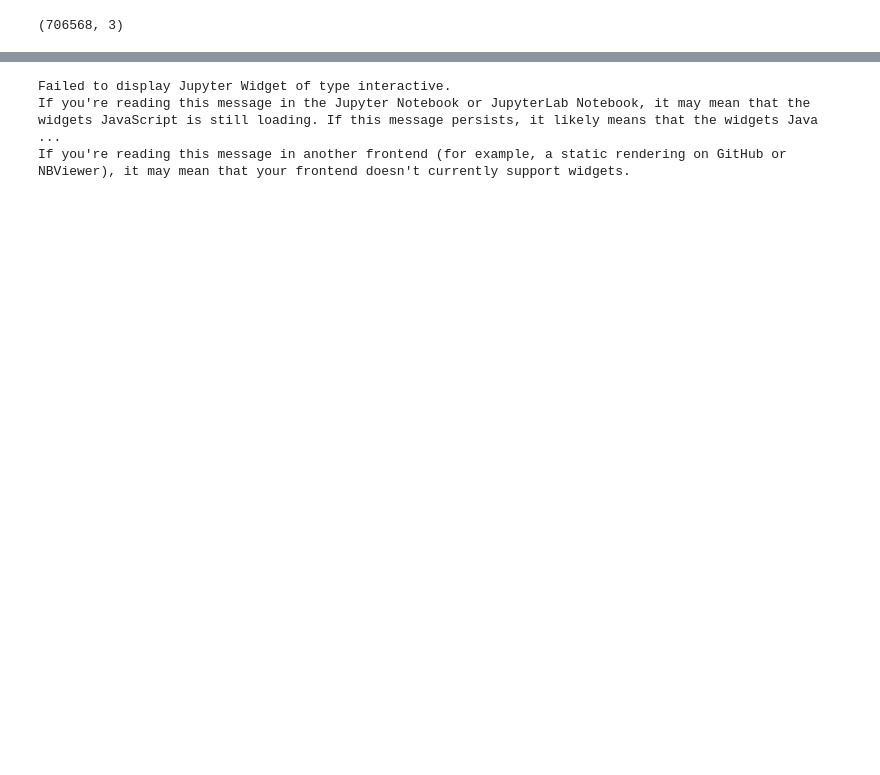
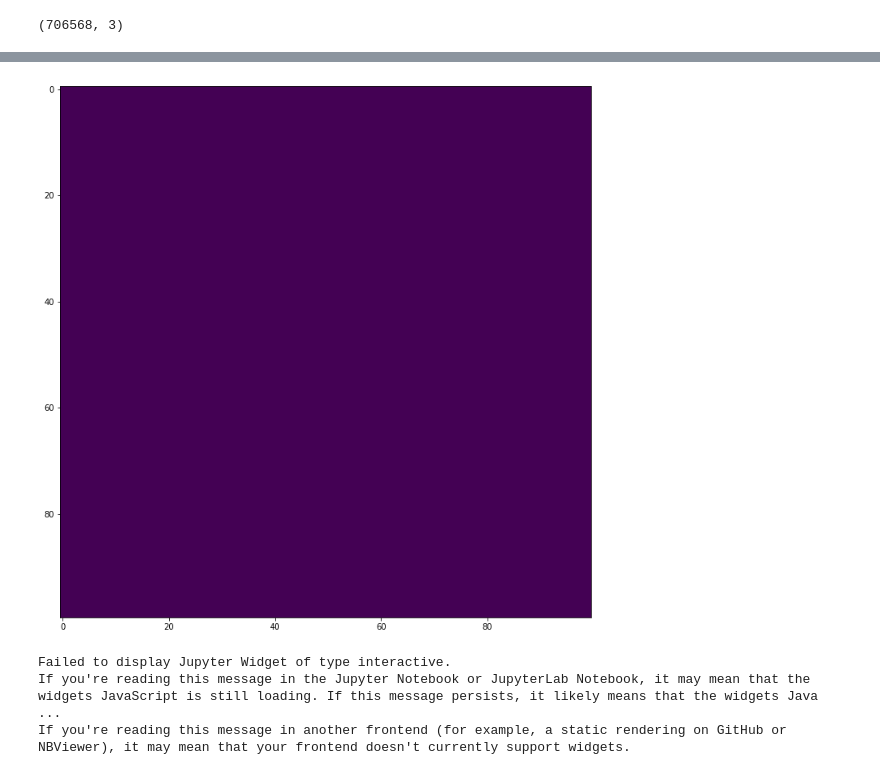
Before and after one commit to dgutman/GutmanLabNipypeWorkflows, a Jupyter notebook: IpythonNotebooks/Randomise_WholeBrainData.ipynb, the cells around one changed output, grey strips where cells are left out. Cells and saved outputs as stored; diff of their text form; code cells hidden in the pictures; blank space fills up the shorter version.

```diff
--- a/IpythonNotebooks/Randomise_WholeBrainData.ipynb
+++ b/IpythonNotebooks/Randomise_WholeBrainData.ipynb
@@ -130,0 +202,41 @@ for df in dotFiles:
+# %%
+anatomicSpaceImg = np.zeros((100,100,100), dtype='int')
+
+
+lblToAnatSpace = getMatrixLabelMap2Coords(matrixCoordIndexFile)
+
+## To start I am just going to look at the src_id's to see "where" the connectivity matrices were computed from
+src_id, tgt_id, connectivity = dotFileToNParray(sampleDotFile)
+
+for srcPt in set(src_id):
+    anatCoords =  lblToAnatSpace['D'][srcPt]
+    anatomicSpaceImg[anatCoords] = 100
+# %%
+
+
+def multi_slice_viewer(volume):
+    remove_keymap_conflicts({'r', 't'})
+    fig, ax = plt.subplots()
+    ax.volume = volume
+    ax.index = volume.shape[0] // 2
+    ax.imshow(volume[ax.index])
+    fig.canvas.mpl_connect('key_press_event', process_key)
+
+def process_key(event):
+    fig = event.canvas.figure
+    ax = fig.axes[0]
+    if event.key == 'r':
+        previous_slice(ax)
+    elif event.key == 't':
+        next_slice(ax)
+    fig.canvas.draw()
+
+def previous_slice(ax):
+    volume = ax.volume
+    ax.index = (ax.index - 1) % volume.shape[0]  # wrap around using %
+    ax.images[0].set_array(volume[ax.index])
+
+def next_slice(ax):
+    volume = ax.volume
+    ax.index = (ax.index + 1) % volume.shape[0]
+    ax.images[0].set_array(volume[ax.index])
@@ -131,3 +287,7 @@ for df in dotFiles:
+# %%
+multi_slice_viewer(anatomicSpaceImg)
+# %% [output]
+[figure, added]
 # %%
 from ipywidgets import interact, fixed, widgets
 plt.rcParams["figure.figsize"] = [14,12]
```
Also changed, not shown: parts of 12 cells of this notebook.
